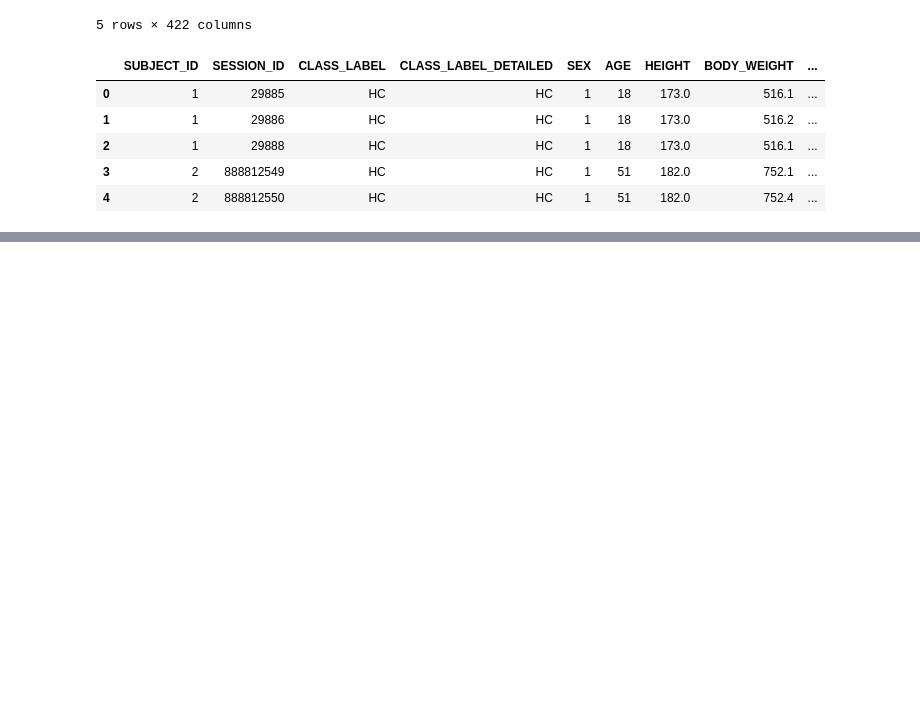
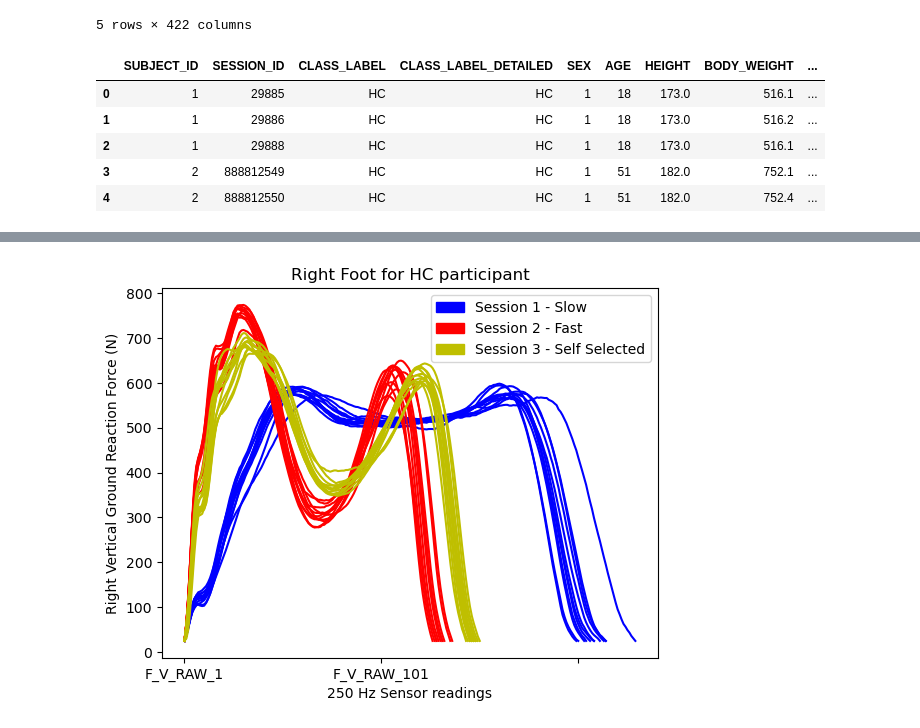
Before and after one commit to chengtng/project_5, a Jupyter notebook: code/1_Data_Processing.ipynb, the cells around one changed output, grey strips where cells are left out. Saved outputs shown, nothing was run; the diff lists cells and outputs as text; code cells hidden in the pictures; blank space fills up the shorter version.

```diff
--- a/code/1_Data_Processing.ipynb
+++ b/code/1_Data_Processing.ipynb
@@ -46,0 +270,5 @@ participants_label.head()
+# %%
+s1 = grf_v_right.loc[(grf_v_right.SUBJECT_ID == 210) & (grf_v_right.SESSION_ID == 30207) , grf_v_right.columns[3:]]
+s3 = grf_v_right.loc[(grf_v_right.SUBJECT_ID == 210) & (grf_v_right.SESSION_ID == 30206) , grf_v_right.columns[3:]]
+s2 = grf_v_right.loc[(grf_v_right.SUBJECT_ID == 210) & (grf_v_right.SESSION_ID == 30208) , grf_v_right.columns[3:]]
+s1
@@ -46,0 +290,19 @@ participants_label.head()
+# %%
+# Vertical GRF of 1 right foot strike
+for i in range(0,len(s1)):
+    s1.iloc[i].dropna().plot(color='b')
+    session1 = mpatches.Patch(color='b', label='Session 1 - Slow')
+for i in range(0,len(s2)):
+    s2.iloc[i].dropna().plot(color='r')
+    session2 = mpatches.Patch(color='r', label='Session 2 - Fast')
+for i in range(0,len(s3)):
+    s3.iloc[i].dropna().plot(color='y')
+    session3 = mpatches.Patch(color='y', label='Session 3 - Self Selected')
+plt.legend(loc="upper right",handles=[session1, session2, session3])
+plt.title('Right Foot for HC participant')
+plt.xlabel('250 Hz Sensor readings')
+plt.locator_params(axis="x", nbins=5)
+plt.ylabel('Right Vertical Ground Reaction Force (N)')
+plt.show()
+# %% [output]
+[figure, added]
```
Also changed, not shown: parts of 45 cells of this notebook, 4 other files.
